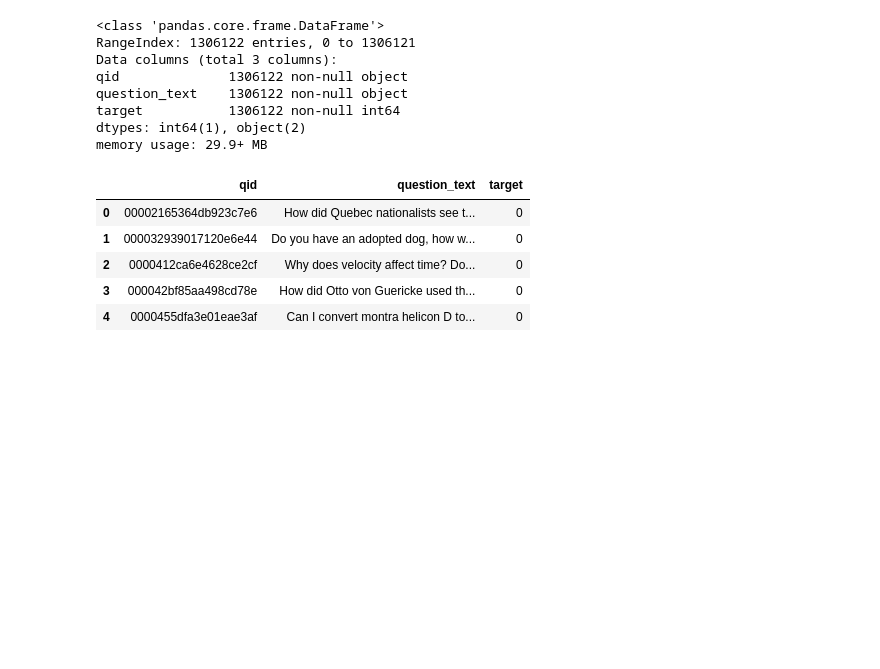
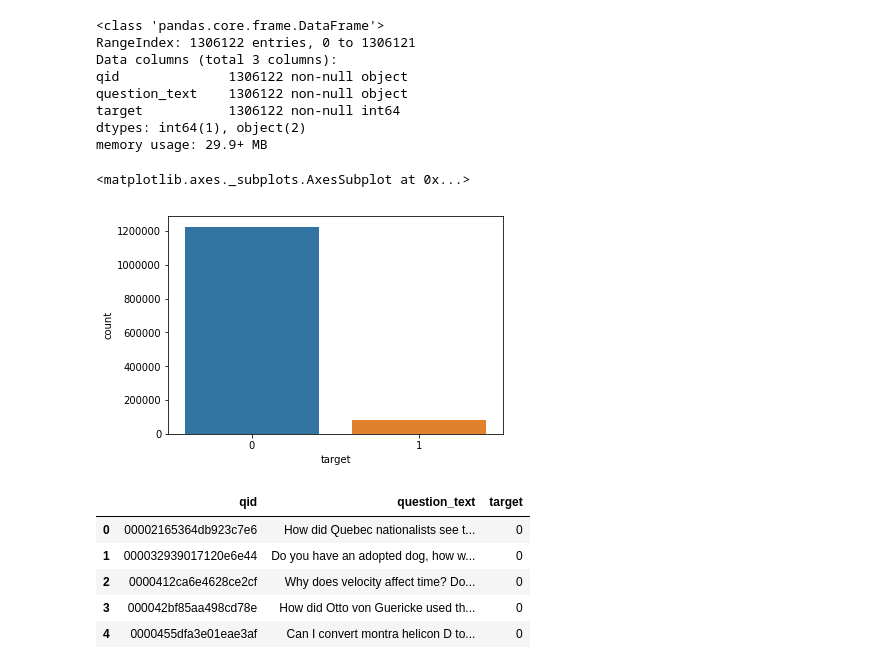
Before and after one commit to y2ee201/Kaggle-Quora-Insincere, a Jupyter notebook: quora_insincere_questions.ipynb, the cells around one changed output. Cells and saved outputs as stored; diff of their text form; code cells hidden in the pictures; blank space fills up the shorter version.

```diff
--- a/quora_insincere_questions.ipynb
+++ b/quora_insincere_questions.ipynb
@@ -25,6 +27,11 @@ question_text    1306122 non-null object
 target           1306122 non-null int64
 dtypes: int64(1), object(2)
 memory usage: 29.9+ MB
+# %%
+sns.countplot(questions.target)
+# %% [output]
+<matplotlib.axes._subplots.AxesSubplot at 0x...>
+[figure, added]
 # %%
 questions.head()
 # %% [output]
```
Also changed, not shown: parts of 14 cells of this notebook, 1 other file.
